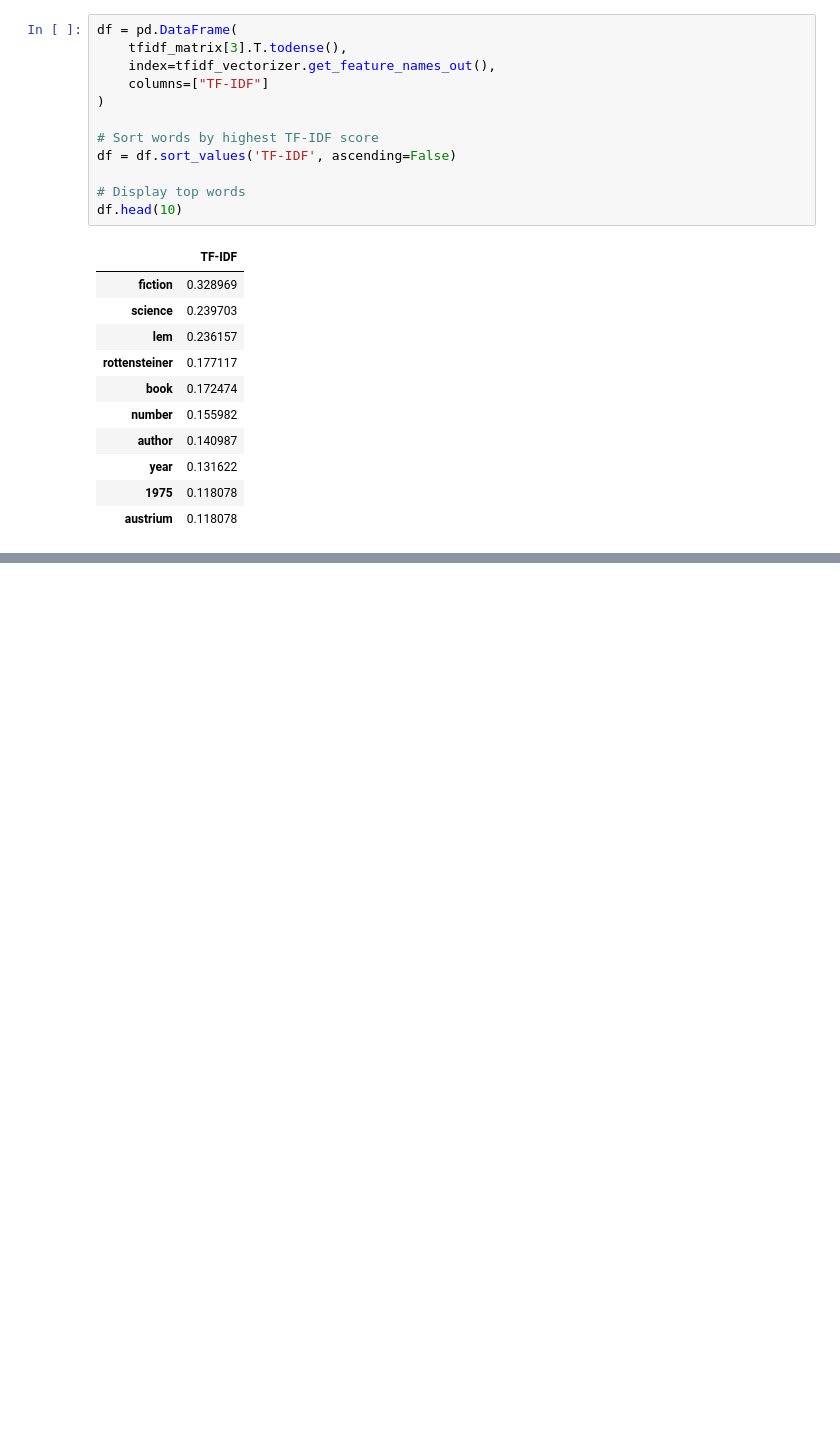
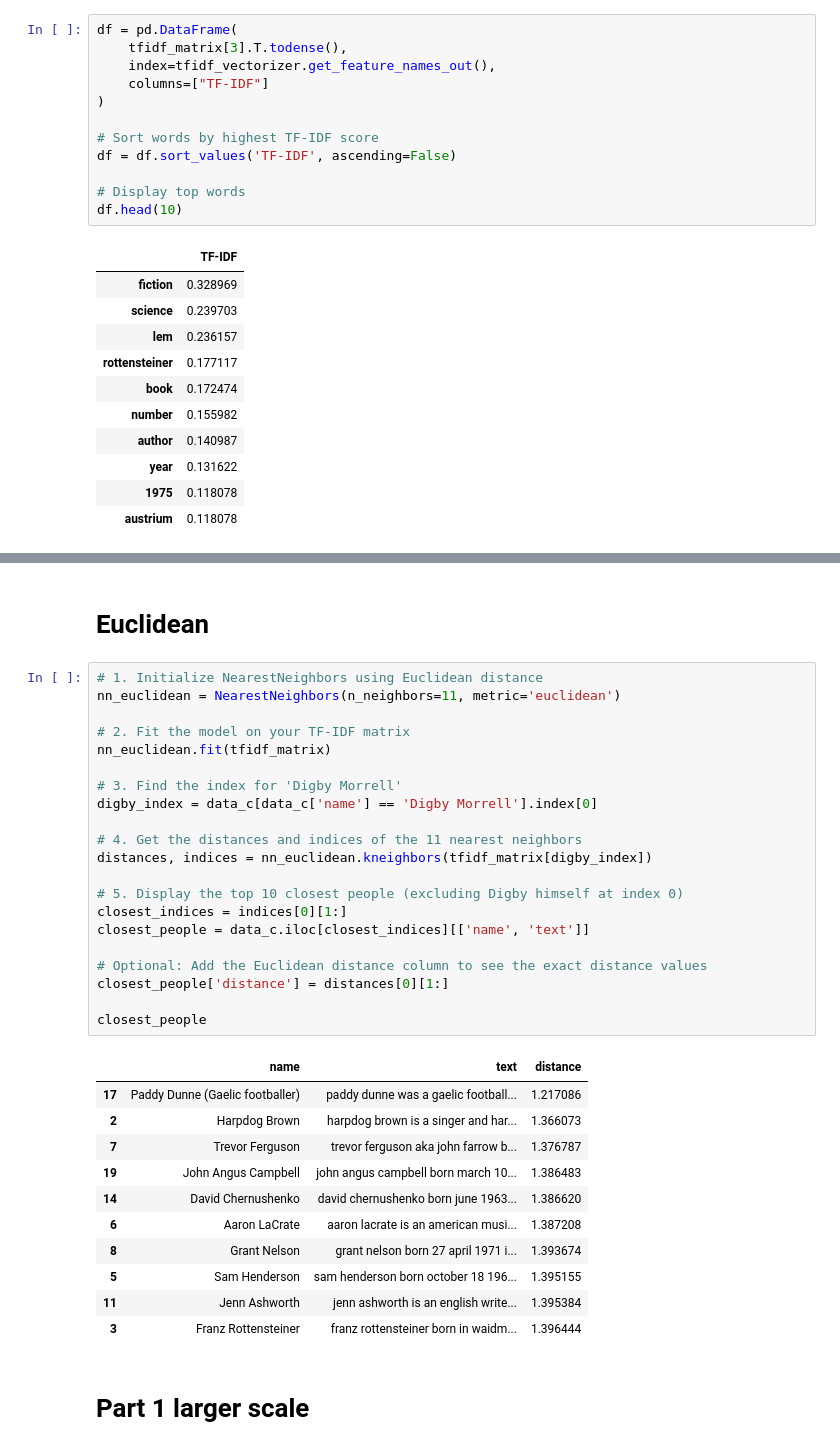
Before and after one commit to test-ds-21/JuanReyesAn___Data-Science-Portfolio-C21, a Jupyter notebook: Projects/Project-5/NLP.Description.for.Students.ipynb, the cells around one changed output, grey strips where cells are left out. Drawn from its saved outputs; the diff is of its cells as text; blank space fills up the shorter version.

```diff
--- a/Projects/Project-5/NLP.Description.for.Students.ipynb
+++ b/Projects/Project-5/NLP.Description.for.Students.ipynb
@@ -304,0 +316,37 @@ df.head(10)
+# %% [markdown]
+# Euclidean
+# %%
+# 1. Initialize NearestNeighbors using Euclidean distance
+nn_euclidean = NearestNeighbors(n_neighbors=11, metric='euclidean')
+
+# 2. Fit the model on your TF-IDF matrix
+nn_euclidean.fit(tfidf_matrix)
+
+# 3. Find the index for 'Digby Morrell'
+digby_index = data_c[data_c['name'] == 'Digby Morrell'].index[0]
+
+# 4. Get the distances and indices of the 11 nearest neighbors
+distances, indices = nn_euclidean.kneighbors(tfidf_matrix[digby_index])
+
+# 5. Display the top 10 closest people (excluding Digby himself at index 0)
+closest_indices = indices[0][1:]
+closest_people = data_c.iloc[closest_indices][['name', 'text']]
+
+# Optional: Add the Euclidean distance column to see the exact distance values
+closest_people['distance'] = distances[0][1:]
+
+closest_people
+# %% [output]
+|  | name | text | distance |
+| 17 | Paddy Dunne (Gaelic footballer) | paddy dunne was a gaelic football... | 1.217086 |
+| 2 | Harpdog Brown | harpdog brown is a singer and har... | 1.366073 |
+| 7 | Trevor Ferguson | trevor ferguson aka john farrow b... | 1.376787 |
+| 19 | John Angus Campbell | john angus campbell born march 10... | 1.386483 |
+| 14 | David Chernushenko | david chernushenko born june 1963... | 1.386620 |
+| 6 | Aaron LaCrate | aaron lacrate is an american musi... | 1.387208 |
+| 8 | Grant Nelson | grant nelson born 27 april 1971 i... | 1.393674 |
+| 5 | Sam Henderson | sam henderson born october 18 196... | 1.395155 |
+| 11 | Jenn Ashworth | jenn ashworth is an english write... | 1.395384 |
+| 3 | Franz Rottensteiner | franz rottensteiner born in waidm... | 1.396444 |
+# %% [markdown]
+# Part 1 larger scale
```
Also changed, not shown: parts of 10 cells of this notebook.
